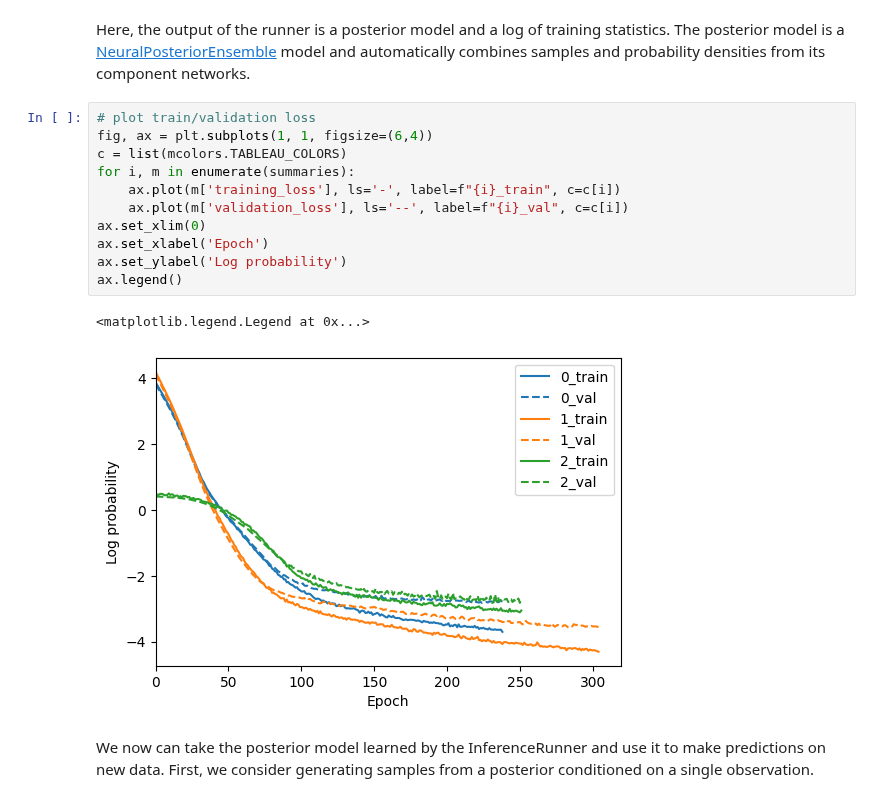
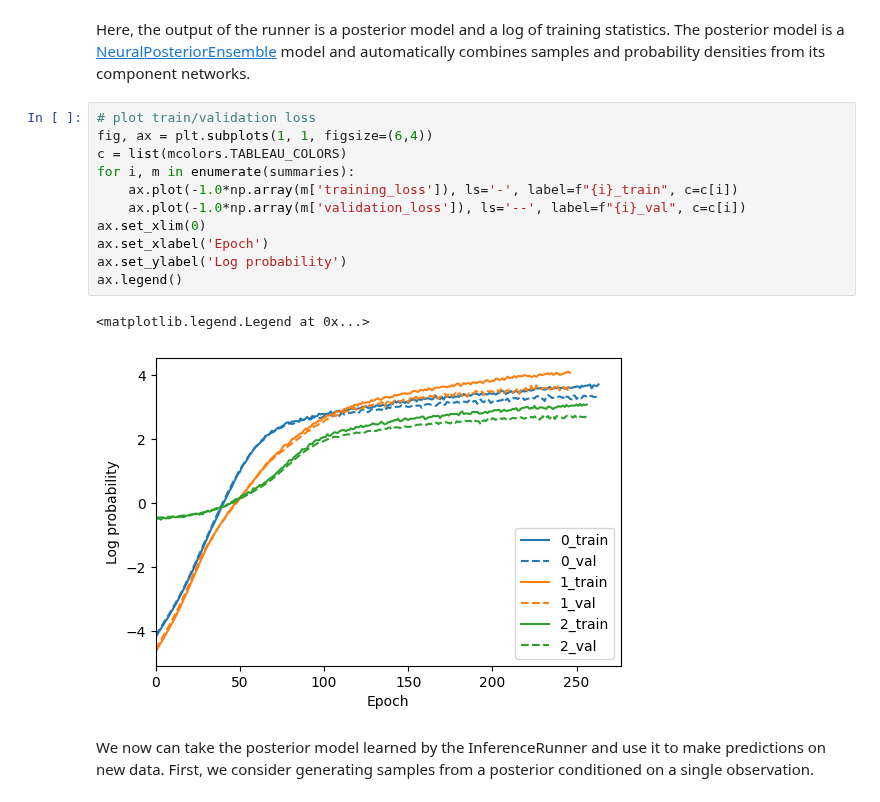
Before and after one commit to maho3/ltu-ili, a Jupyter notebook: notebooks/sbi.ipynb, the cells around one changed output. Cells and saved outputs as stored; diff of their text form.

```diff
--- a/notebooks/sbi.ipynb
+++ b/notebooks/sbi.ipynb
@@ -111,17 +111,17 @@ Here, the output of the runner is a posterior model and a log of training statis
 # %%
 # plot train/validation loss
 fig, ax = plt.subplots(1, 1, figsize=(6,4))
 c = list(mcolors.TABLEAU_COLORS)
 for i, m in enumerate(summaries):
-    ax.plot(m['training_loss'], ls='-', label=f"{i}_train", c=c[i])
-    ax.plot(m['validation_loss'], ls='--', label=f"{i}_val", c=c[i])
+    ax.plot(-1.0*np.array(m['training_loss']), ls='-', label=f"{i}_train", c=c[i])
+    ax.plot(-1.0*np.array(m['validation_loss']), ls='--', label=f"{i}_val", c=c[i])
 ax.set_xlim(0)
 ax.set_xlabel('Epoch')
 ax.set_ylabel('Log probability')
 ax.legend()
 # %% [output]
 <matplotlib.legend.Legend at 0x...>
-[figure, old version]
+[figure, new version]
 # %% [markdown]
 We now can take the posterior model learned by the InferenceRunner and use it to make predictions on new data. First, we consider generating samples from a posterior conditioned on a single observation.
 # %%
```
Also changed, not shown: parts of 3 cells of this notebook, 2 other files.
